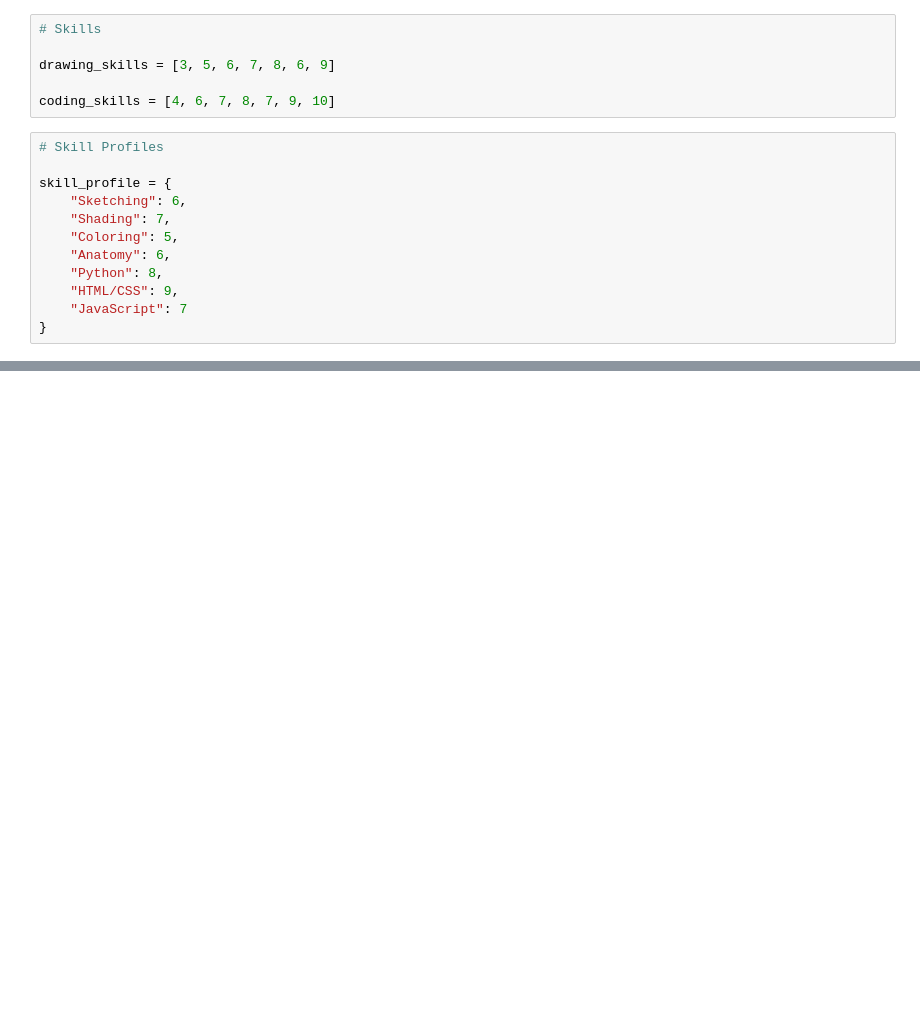
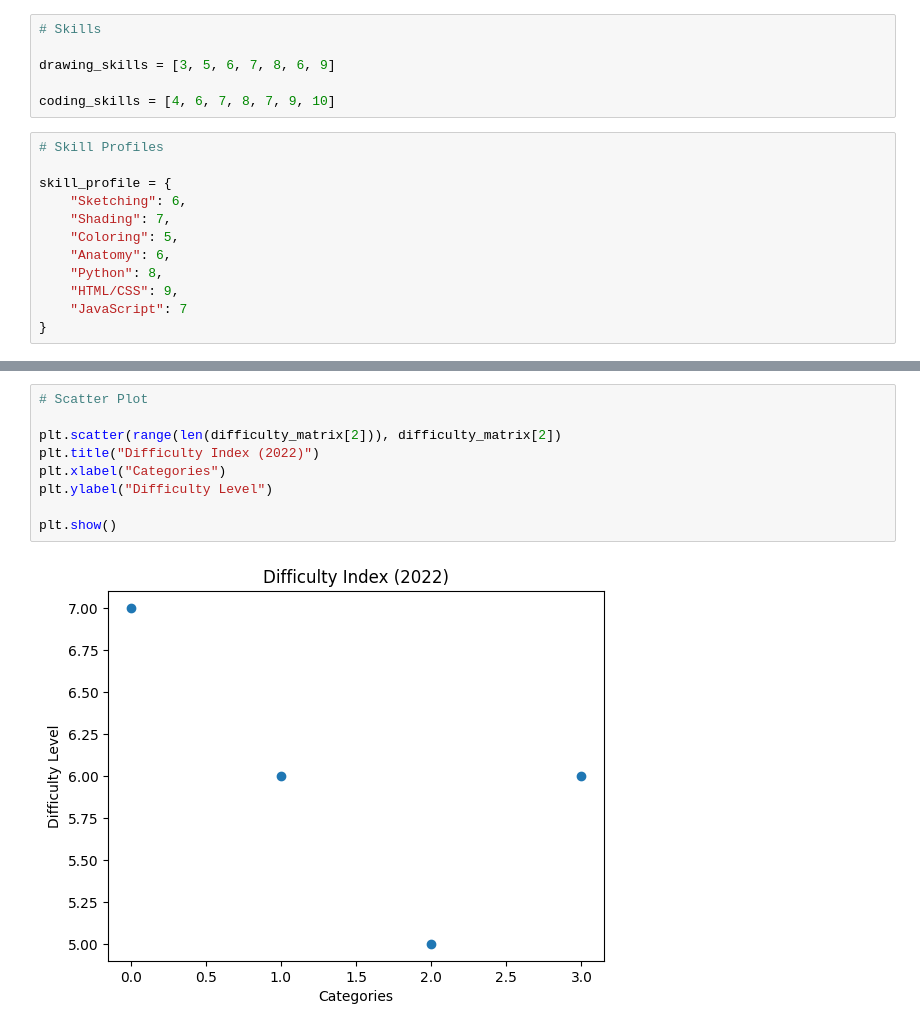
Before and after one commit to Uriyann/ITCS204---Codes, a Jupyter notebook: Hands-On_ComLab/HANDSON_ACT3_FINALS_-_NUMPY_&_MATPLOT.ipynb, the cells around one changed output, grey strips where cells are left out. Drawn from its saved outputs; the diff is of its cells as text; blank space fills up the shorter version.

```diff
--- a/Hands-On_ComLab/HANDSON_ACT3_FINALS_-_NUMPY_&_MATPLOT.ipynb
+++ b/Hands-On_ComLab/HANDSON_ACT3_FINALS_-_NUMPY_&_MATPLOT.ipynb
@@ -87,0 +95,11 @@ plt.show()
+# %%
+# Scatter Plot
+
+plt.scatter(range(len(difficulty_matrix[2])), difficulty_matrix[2])
+plt.title("Difficulty Index (2022)")
+plt.xlabel("Categories")
+plt.ylabel("Difficulty Level")
+
+plt.show()
+# %% [output]
+[figure, added]
```
Also changed, not shown: parts of 4 cells of this notebook.
